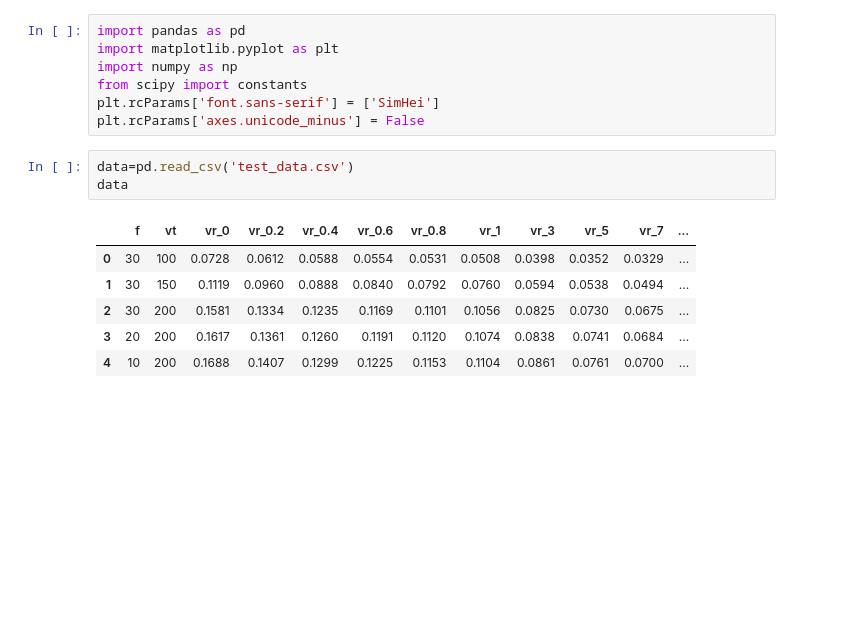
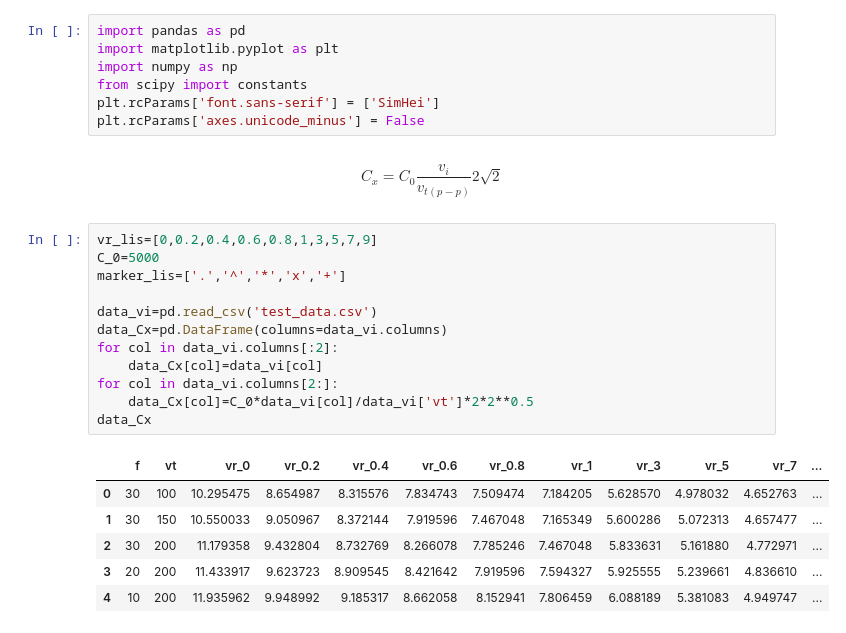
Before and after one commit to tsaihsiaoyi/Jupyter, a Jupyter notebook: Experimental_data/p-n结锁相检测/test.ipynb, the cells around one changed output. Saved outputs shown, nothing was run; the diff lists cells and outputs as text; blank space fills up the shorter version.

```diff
--- a/Experimental_data/p-n结锁相检测/test.ipynb
+++ b/Experimental_data/p-n结锁相检测/test.ipynb
@@ -5,13 +5,26 @@ import numpy as np
 from scipy import constants
 plt.rcParams['font.sans-serif'] = ['SimHei']
 plt.rcParams['axes.unicode_minus'] = False
-# %%
-data=pd.read_csv('test_data.csv')
-data
-# %% [output]
-|  | f | vt | vr_0 | vr_0.2 | vr_0.4 | vr_0.6 | vr_0.8 | vr_1 | vr_3 | vr_5 | vr_7 | ... |
-| 0 | 30 | 100 | 0.0728 | 0.0612 | 0.0588 | 0.0554 | 0.0531 | 0.0508 | 0.0398 | 0.0352 | 0.0329 | ... |
-| 1 | 30 | 150 | 0.1119 | 0.0960 | 0.0888 | 0.0840 | 0.0792 | 0.0760 | 0.0594 | 0.0538 | 0.0494 | ... |
-| 2 | 30 | 200 | 0.1581 | 0.1334 | 0.1235 | 0.1169 | 0.1101 | 0.1056 | 0.0825 | 0.0730 | 0.0675 | ... |
-| 3 | 20 | 200 | 0.1617 | 0.1361 | 0.1260 | 0.1191 | 0.1120 | 0.1074 | 0.0838 | 0.0741 | 0.0684 | ... |
-| 4 | 10 | 200 | 0.1688 | 0.1407 | 0.1299 | 0.1225 | 0.1153 | 0.1104 | 0.0861 | 0.0761 | 0.0700 | ... |
+# %% [markdown]
+$$
+C_x=C_0\frac{v_i}{v_{t(p-p)}}2\sqrt{2}
+$$
+# %%
+vr_lis=[0,0.2,0.4,0.6,0.8,1,3,5,7,9]
+C_0=5000
+marker_lis=['.','^','*','x','+']
+
+data_vi=pd.read_csv('test_data.csv')
+data_Cx=pd.DataFrame(columns=data_vi.columns)
+for col in data_vi.columns[:2]:
+    data_Cx[col]=data_vi[col]
+for col in data_vi.columns[2:]:
+    data_Cx[col]=C_0*data_vi[col]/data_vi['vt']*2*2**0.5
+data_Cx
+# %% [output]
+|  | f | vt | vr_0 | vr_0.2 | vr_0.4 | vr_0.6 | vr_0.8 | vr_1 | vr_3 | vr_5 | vr_7 | ... |
+| 0 | 30 | 100 | 10.295475 | 8.654987 | 8.315576 | 7.834743 | 7.509474 | 7.184205 | 5.628570 | 4.978032 | 4.652763 | ... |
+| 1 | 30 | 150 | 10.550033 | 9.050967 | 8.372144 | 7.919596 | 7.467048 | 7.165349 | 5.600286 | 5.072313 | 4.657477 | ... |
+| 2 | 30 | 200 | 11.179358 | 9.432804 | 8.732769 | 8.266078 | 7.785246 | 7.467048 | 5.833631 | 5.161880 | 4.772971 | ... |
+| 3 | 20 | 200 | 11.433917 | 9.623723 | 8.909545 | 8.421642 | 7.919596 | 7.594327 | 5.925555 | 5.239661 | 4.836610 | ... |
+| 4 | 10 | 200 | 11.935962 | 9.948992 | 9.185317 | 8.662058 | 8.152941 | 7.806459 | 6.088189 | 5.381083 | 4.949747 | ... |
```
Also changed, not shown: parts of 7 cells of this notebook, 6 other files.
